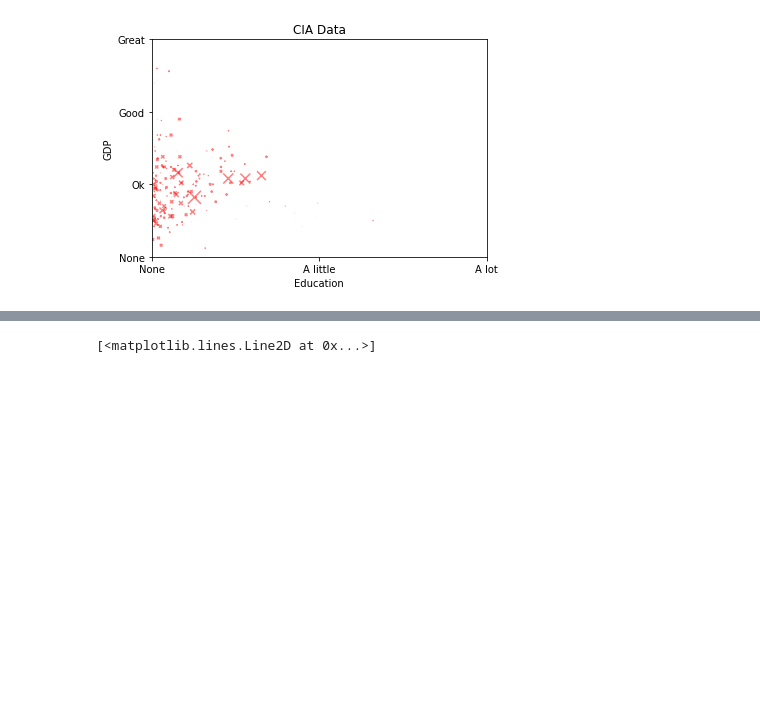
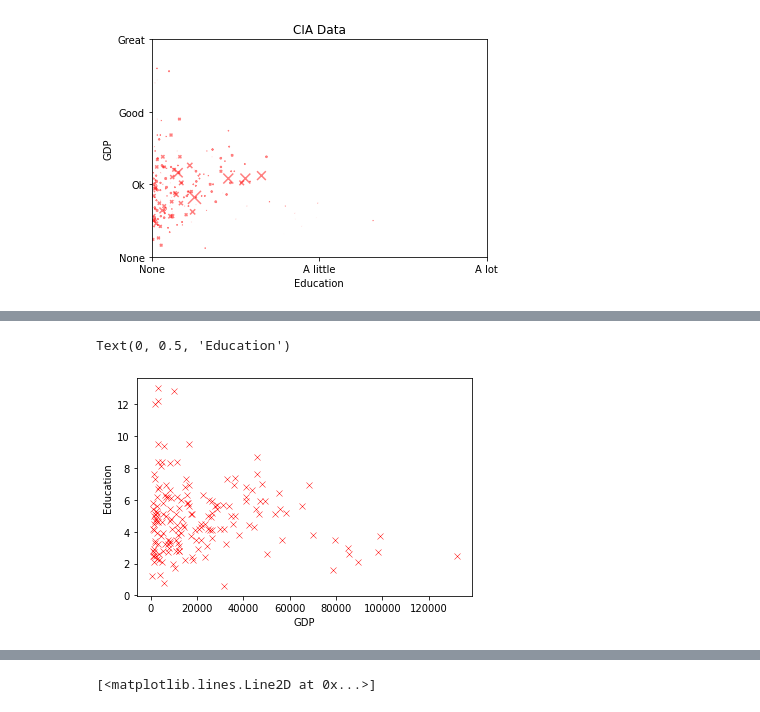
Before and after one commit to gjm112/DSCI401, a Jupyter notebook: Data_Visualization.ipynb, the cells around one changed output, grey strips where cells are left out. Drawn from its saved outputs; the diff is of its cells as text; code cells hidden in the pictures; blank space fills up the shorter version.

```diff
--- a/Data_Visualization.ipynb
+++ b/Data_Visualization.ipynb
@@ -110,0 +128,8 @@ plt.yticks([0,5,10,15],["None","Ok","Good","Great"])
+# %%
+#Axis labels
+p = sns.scatterplot(CIA.gdp, CIA.educ, color = "red", marker = "x")
+p.set_xlabel("GDP")
+p.set_ylabel("Education")
+# %% [output]
+Text(0, 0.5, 'Education')
+[figure, added]
```
Also changed, not shown: parts of 9 cells of this notebook.
